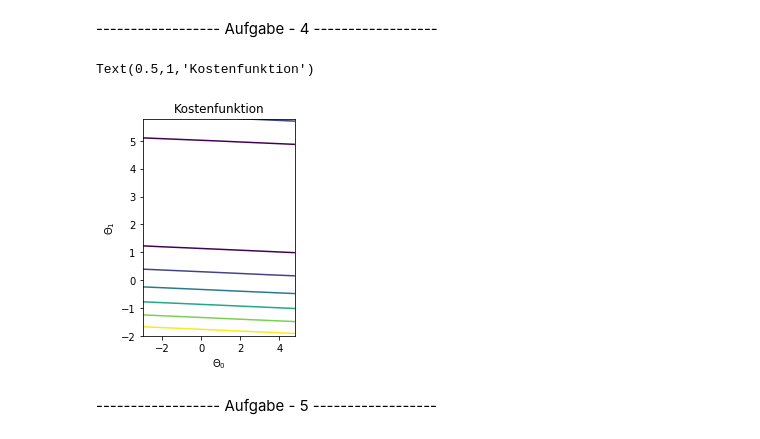
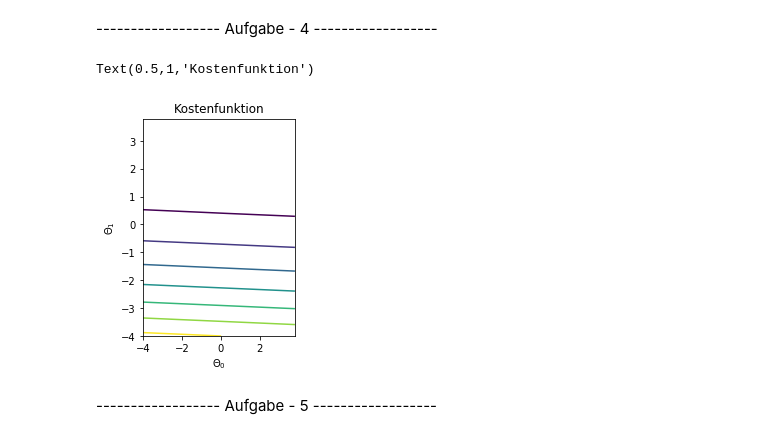
Before and after one commit to KonstantinKochetov/ML-implementations, a Jupyter notebook: Beleg_1.ipynb, the cells around one changed output. Drawn from its saved outputs; the diff is of its cells as text; code cells hidden in the pictures.

```diff
--- a/Beleg_1.ipynb
+++ b/Beleg_1.ipynb
@@ -62,29 +62,29 @@ def cost_function_other(b, m, points):
 ------------------ Aufgabe - 4 ------------------
 # %%
 ran = 4.
-a=1
-b=2
+a=theta_0
+b=theta_1
 
 t0 = np.arange(a - ran, a + ran, ran * 0.05)
 t1 = np.arange(b - ran, b + ran, ran * 0.05)
 
 
 C = np.zeros([len(t0),len(t1)])
 c = cost_function(linear_hypothesis, x, y)
 
 for i, t_0 in enumerate(t0):
     for j, t_1 in enumerate(t1):
         C[j][i] = c(t_0, t_1)
 T0, T1 = np.meshgrid(t0, t1)
 
 plt.subplot(121)
 plt.contour(T0, T1, C)
 plt.xlabel('$\Theta_0$')
 plt.ylabel('$\Theta_1$')
 plt.title('Kostenfunktion')
 # %% [output]
 Text(0.5,1,'Kostenfunktion')
-[figure, old version]
+[figure, new version]
 # %% [markdown]
 ------------------ Aufgabe - 5 ------------------
 # %%
```
Also changed, not shown: parts of 3 cells of this notebook.
